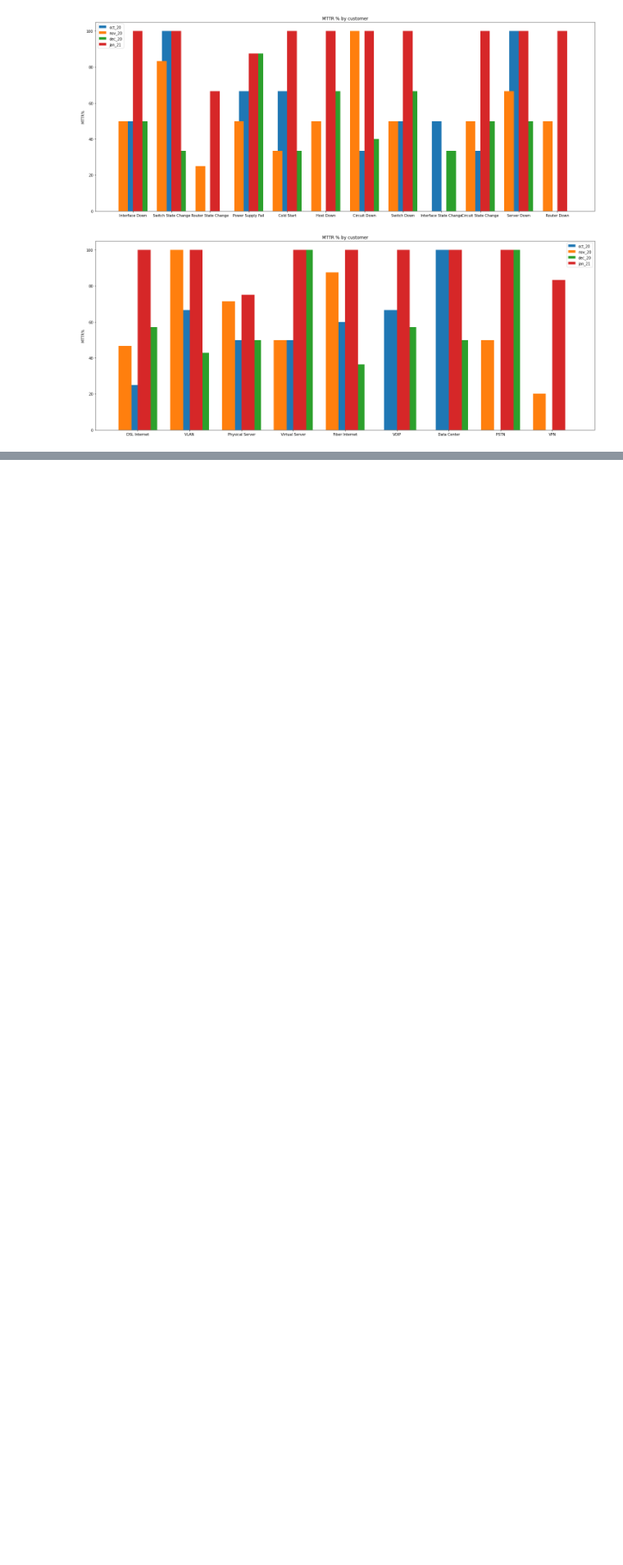
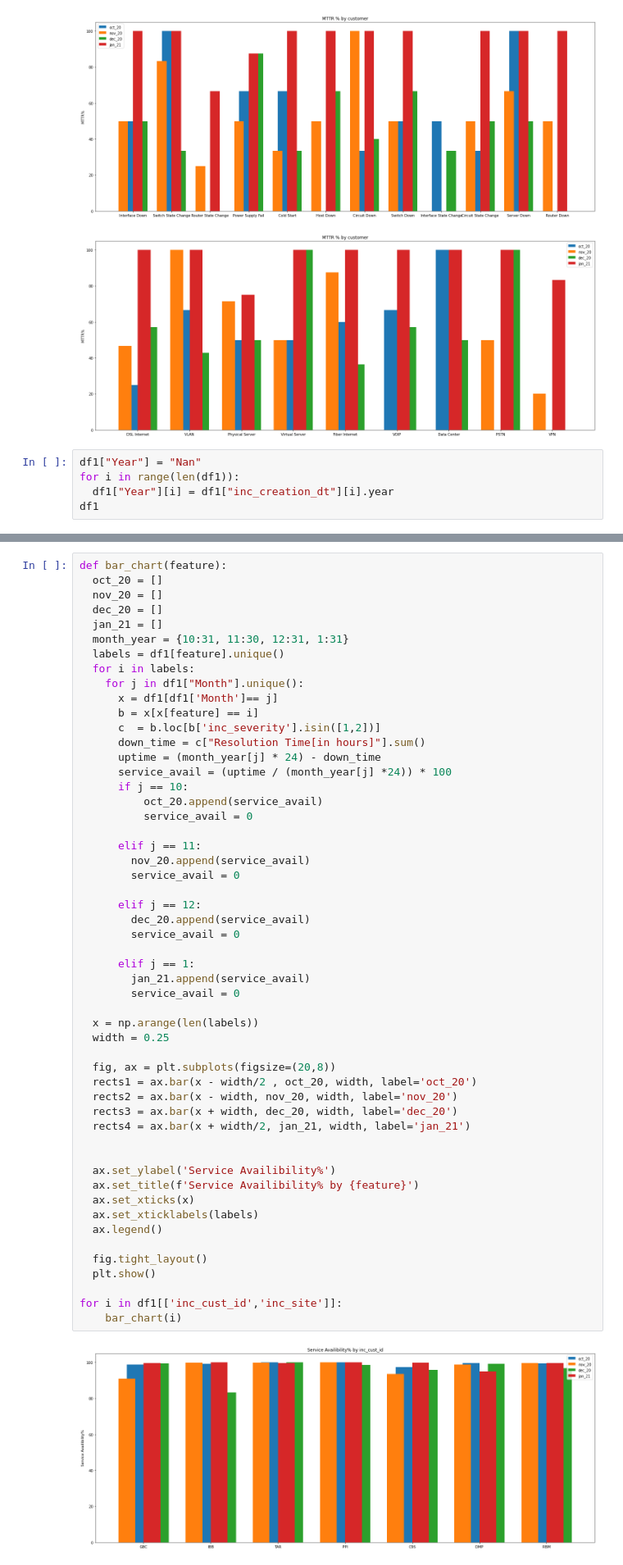
Before and after one commit to anujpatel96/Assesment, a Jupyter notebook: Interview_Preparation_Work.ipynb, the cells around one changed output, grey strips where cells are left out. Shown at 82% size. Cells and saved outputs as stored; diff of their text form; blank space fills up the shorter version.

```diff
--- a/Interview_Preparation_Work.ipynb
+++ b/Interview_Preparation_Work.ipynb
@@ -376,3 +376,8 @@ for i in df1[['inc_cust_id','inc_site', 'inc_issue_reason', 'inc_product']]:
 [figure]
 [figure]
 [figure]
+# %%
+df1["Year"] = "Nan"
+for i in range(len(df1)):
+  df1["Year"][i] = df1["inc_creation_dt"][i].year
+df1
@@ -378,0 +402,55 @@ for i in df1[['inc_cust_id','inc_site', 'inc_issue_reason', 'inc_product']]:
+# %%
+def bar_chart(feature):
+  oct_20 = []
+  nov_20 = []
+  dec_20 = []
+  jan_21 = []
+  month_year = {10:31, 11:30, 12:31, 1:31}
+  labels = df1[feature].unique()
+  for i in labels:
+    for j in df1["Month"].unique():
+      x = df1[df1['Month']== j]
+      b = x[x[feature] == i]
+      c  = b.loc[b['inc_severity'].isin([1,2])]
+      down_time = c["Resolution Time[in hours]"].sum()
+      uptime = (month_year[j] * 24) - down_time
+      service_avail = (uptime / (month_year[j] *24)) * 100
+      if j == 10:
+          oct_20.append(service_avail)
+          service_avail = 0
+
+      elif j == 11:
+        nov_20.append(service_avail)
+        service_avail = 0
+
+      elif j == 12:
+        dec_20.append(service_avail)
+        service_avail = 0
+
+      elif j == 1:
+        jan_21.append(service_avail)
+        service_avail = 0
+
+  x = np.arange(len(labels))
+  width = 0.25
+
+  fig, ax = plt.subplots(figsize=(20,8))
+  rects1 = ax.bar(x - width/2 , oct_20, width, label='oct_20')
+  rects2 = ax.bar(x - width, nov_20, width, label='nov_20')
+  rects3 = ax.bar(x + width, dec_20, width, label='dec_20')
+  rects4 = ax.bar(x + width/2, jan_21, width, label='jan_21')
+
+
+  ax.set_ylabel('Service Availibility%')
+  ax.set_title(f'Service Availibility% by {feature}')
+  ax.set_xticks(x)
+  ax.set_xticklabels(labels)
+  ax.legend()
+
+  fig.tight_layout()
+  plt.show()
+
+for i in df1[['inc_cust_id','inc_site']]:
+    bar_chart(i)
+# %% [output]
+[figure, added]
```
Also changed, not shown: parts of 3 cells of this notebook.
